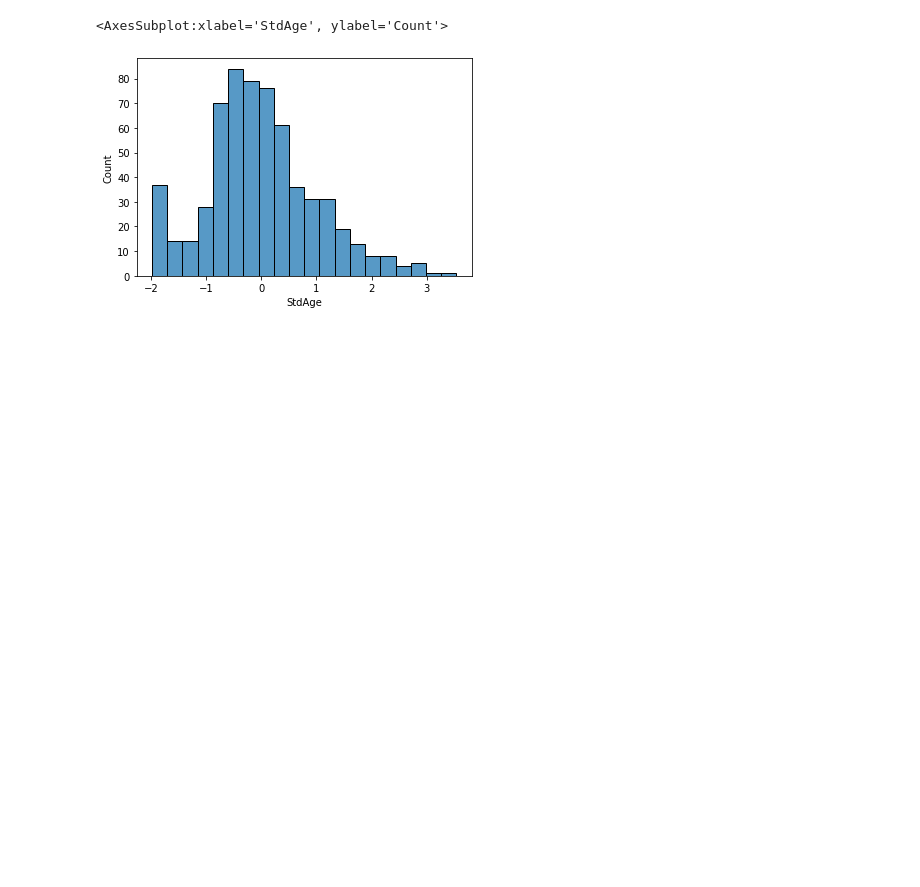
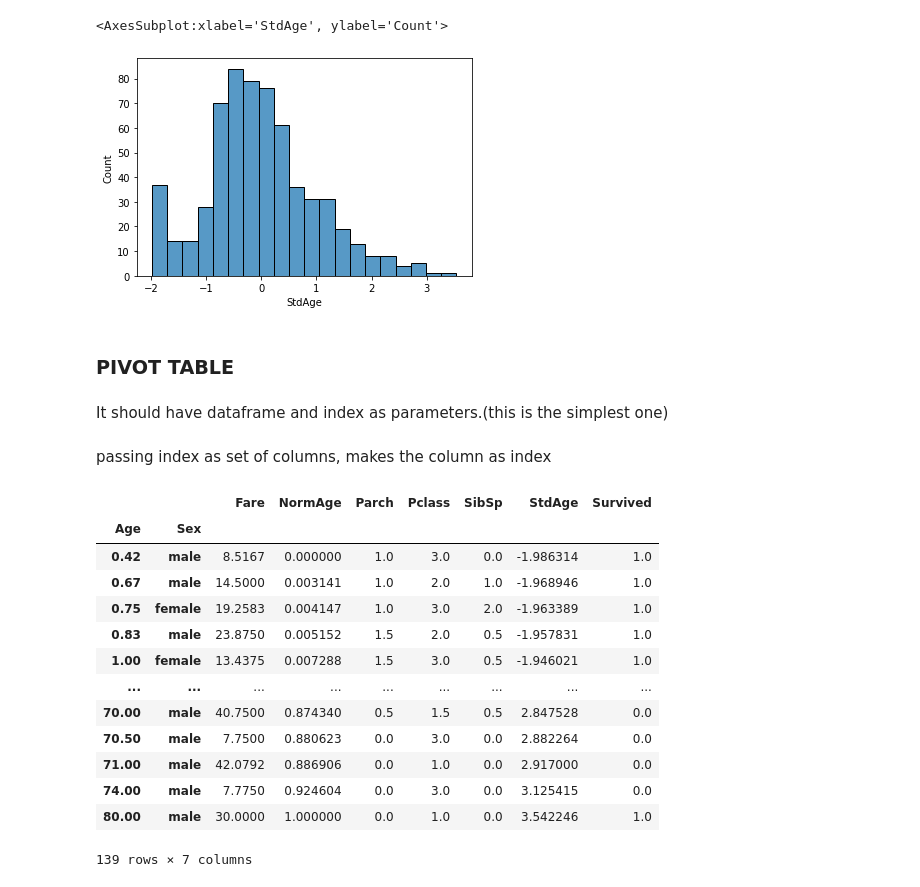
Before and after one commit to smruthi49/Kaggle-Notebooks, a Jupyter notebook: titanic-dataset-eda.ipynb, the cells around one changed output. Drawn from its saved outputs; the diff is of its cells as text; code cells hidden in the pictures; blank space fills up the shorter version.

```diff
--- a/titanic-dataset-eda.ipynb
+++ b/titanic-dataset-eda.ipynb
@@ -575,3 +593,26 @@ sns.histplot(data=df_new3['StdAge'])
 # %% [output]
 <AxesSubplot:xlabel='StdAge', ylabel='Count'>
 [figure]
+# %% [markdown]
+### PIVOT TABLE
+# %% [markdown]
+It should have dataframe and index as parameters.(this is the simplest one)
+# %% [markdown]
+passing index as set of columns, makes the column as index
+# %%
+pd.pivot_table(df_new3,index=['Age','Sex'])
+# %% [output]
+|  |  | Fare | NormAge | Parch | Pclass | SibSp | StdAge | Survived |
+| Age | Sex |  |  |  |  |  |  |  |
+| 0.42 | male | 8.5167 | 0.000000 | 1.0 | 3.0 | 0.0 | -1.986314 | 1.0 |
+| 0.67 | male | 14.5000 | 0.003141 | 1.0 | 2.0 | 1.0 | -1.968946 | 1.0 |
+| 0.75 | female | 19.2583 | 0.004147 | 1.0 | 3.0 | 2.0 | -1.963389 | 1.0 |
+| 0.83 | male | 23.8750 | 0.005152 | 1.5 | 2.0 | 0.5 | -1.957831 | 1.0 |
+| 1.00 | female | 13.4375 | 0.007288 | 1.5 | 3.0 | 0.5 | -1.946021 | 1.0 |
+| ... | ... | ... | ... | ... | ... | ... | ... | ... |
+| 70.00 | male | 40.7500 | 0.874340 | 0.5 | 1.5 | 0.5 | 2.847528 | 0.0 |
+| 70.50 | male | 7.7500 | 0.880623 | 0.0 | 3.0 | 0.0 | 2.882264 | 0.0 |
+| 71.00 | male | 42.0792 | 0.886906 | 0.0 | 1.0 | 0.0 | 2.917000 | 0.0 |
+| 74.00 | male | 7.7750 | 0.924604 | 0.0 | 3.0 | 0.0 | 3.125415 | 0.0 |
+| 80.00 | male | 30.0000 | 1.000000 | 0.0 | 1.0 | 0.0 | 3.542246 | 1.0 |
+139 rows × 7 columns
```
Also changed, not shown: parts of 14 cells of this notebook.
